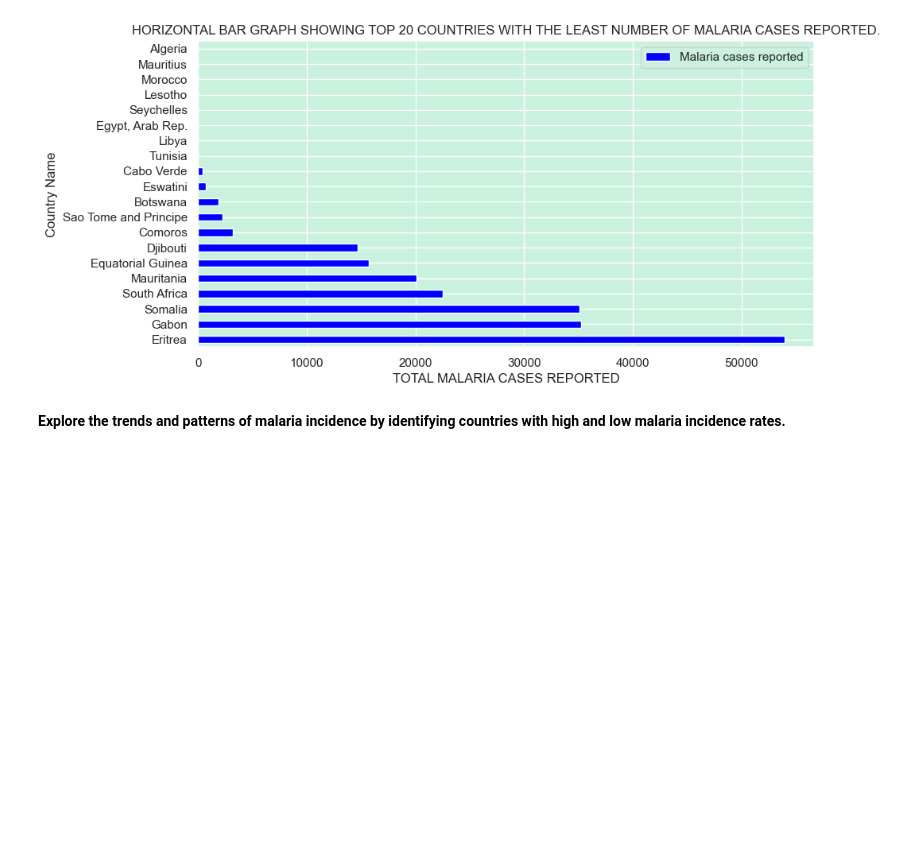
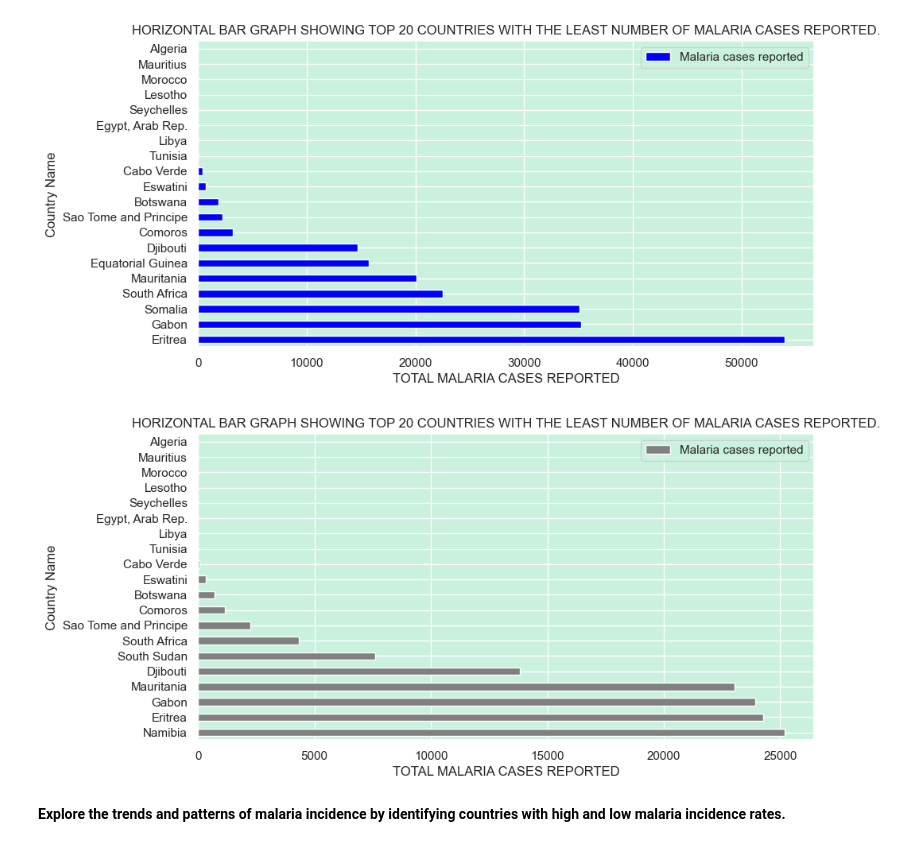
Before and after one commit to swalusimbi/Malaria_In_Africa, a Jupyter notebook: Malaria_in_Africa_GroupB/src/grp_work/project.ipynb, the cells around one changed output. Drawn from its saved outputs; the diff is of its cells as text; code cells hidden in the pictures; blank space fills up the shorter version.

```diff
--- a/Malaria_in_Africa_GroupB/src/grp_work/project.ipynb
+++ b/Malaria_in_Africa_GroupB/src/grp_work/project.ipynb
@@ -463,3 +498,14 @@ plt.xlabel('TOTAL MALARIA CASES REPORTED')
 plt.show()
 # %% [output]
 [figure]
+# %%
+# Plotting top 20 countries with the least number of malaria cases reported. (year2016)
+# These countries can be used as a bench mark and highly affected countries can ask for advice from them about how they are able to control the disease.
+
+cases2016.tail(20).plot(kind='barh', x='Country Name', y='Malaria cases reported', align='center', color='grey', figsize=(10,5),
+                        title='TOP 20 COUNTRIES WITH THE LEAST NUMBER OF MALARIA CASES REPORTED IN 2016.')
+plt.ticklabel_format(style='plain', axis='x')
+plt.xlabel('TOTAL MALARIA CASES REPORTED')
+plt.show()
+# %% [output]
+[figure, added]
```
Also changed, not shown: parts of 11 cells of this notebook.
